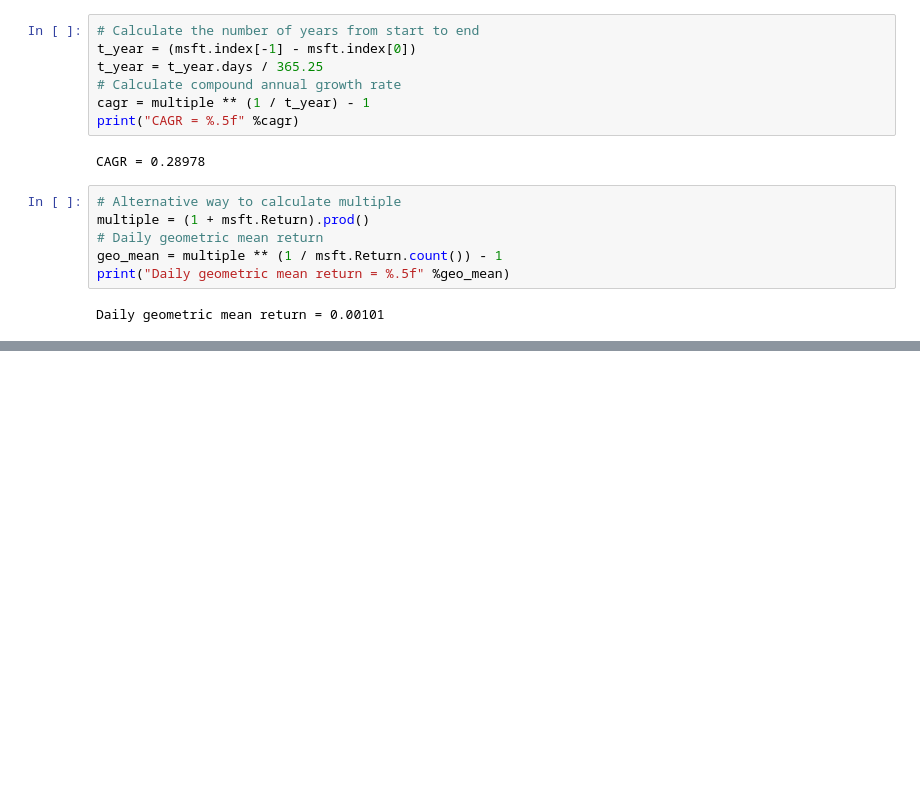
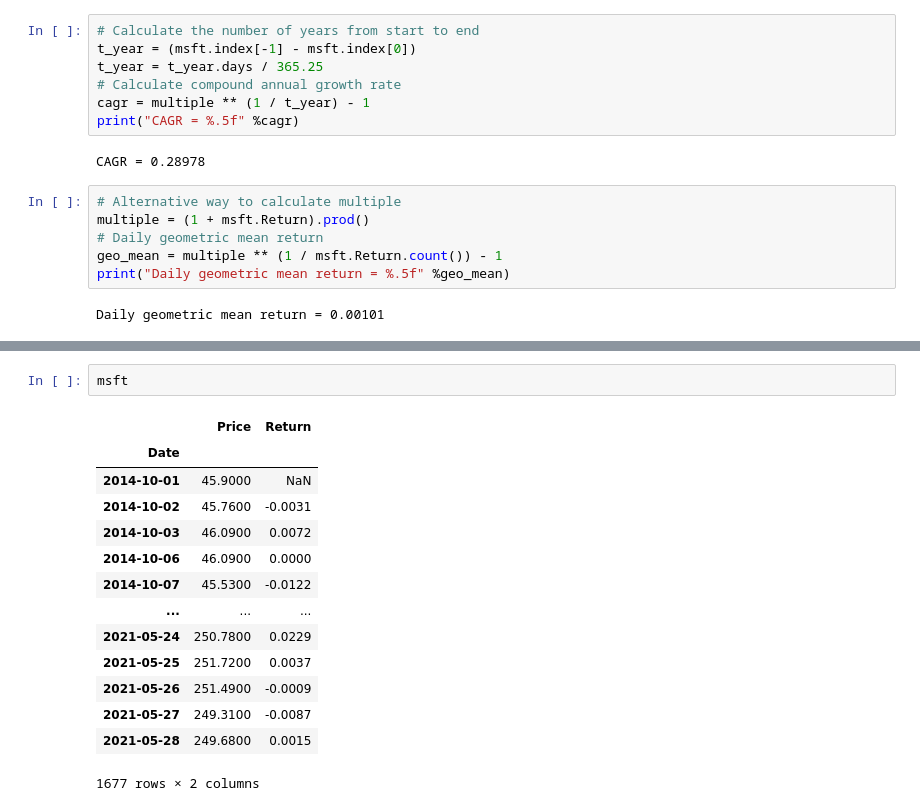
Before and after one commit to cuongpham24/Data-science-projects, a Jupyter notebook: Project_04_Financial_Data/Project_04_Time_Series_Manipulation.ipynb, the cells around one changed output, grey strips where cells are left out. Drawn from its saved outputs; the diff is of its cells as text; blank space fills up the shorter version.

```diff
--- a/Project_04_Financial_Data/Project_04_Time_Series_Manipulation.ipynb
+++ b/Project_04_Financial_Data/Project_04_Time_Series_Manipulation.ipynb
@@ -133,0 +197,17 @@ Daily geometric mean return = 0.00101
+# %%
+msft
+# %% [output]
+|  | Price | Return |
+| Date |  |  |
+| 2014-10-01 | 45.9000 | NaN |
+| 2014-10-02 | 45.7600 | -0.0031 |
+| 2014-10-03 | 46.0900 | 0.0072 |
+| 2014-10-06 | 46.0900 | 0.0000 |
+| 2014-10-07 | 45.5300 | -0.0122 |
+| ... | ... | ... |
+| 2021-05-24 | 250.7800 | 0.0229 |
+| 2021-05-25 | 251.7200 | 0.0037 |
+| 2021-05-26 | 251.4900 | -0.0009 |
+| 2021-05-27 | 249.3100 | -0.0087 |
+| 2021-05-28 | 249.6800 | 0.0015 |
+1677 rows × 2 columns
```
Also changed, not shown: parts of 10 cells of this notebook.
